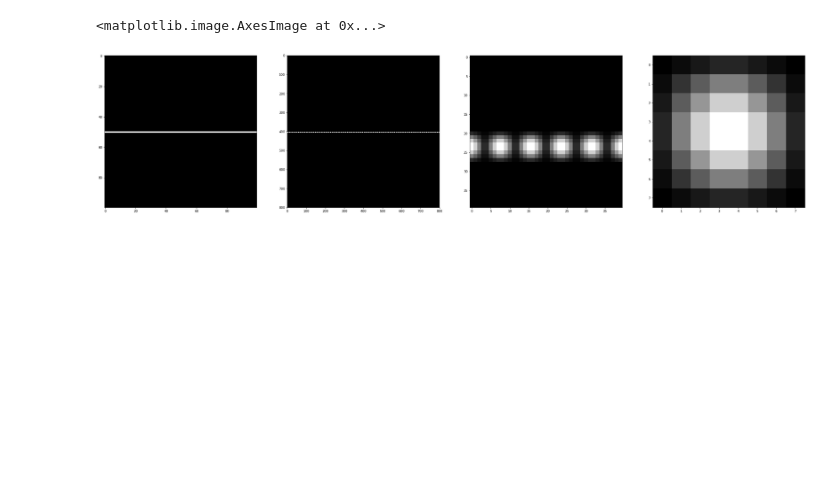
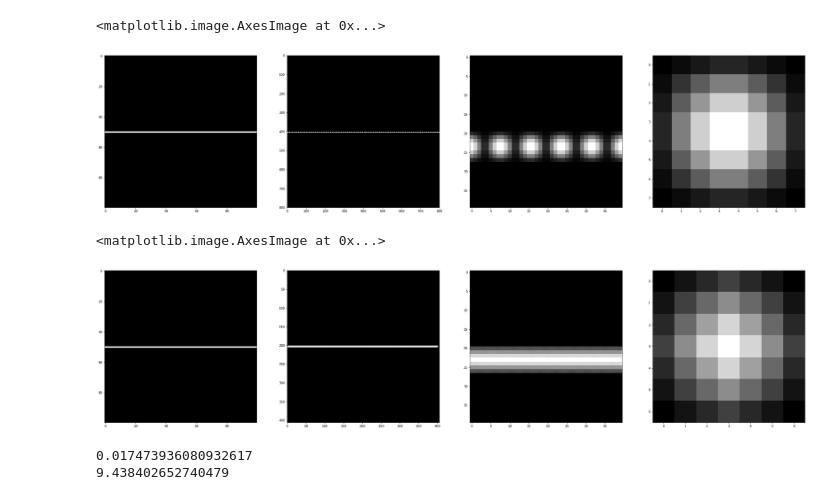
Before and after one commit to zeakey/experiments, a Jupyter notebook: notebooks/variational-upsample.ipynb, the cells around one changed output. Drawn from its saved outputs; the diff is of its cells as text; code cells hidden in the pictures; blank space fills up the shorter version.

```diff
--- a/notebooks/variational-upsample.ipynb
+++ b/notebooks/variational-upsample.ipynb
@@ -81,0 +140,21 @@ axes[3].imshow(upsample.conv1.bias.data.view(stride, stride).numpy(), cmap=cm.Gr
+# %%
+stride = 4
+dim = 3
+kernel_size = 2 * stride - 1
+
+upsample1 = Upsample1(stride=stride, dim=dim)
+feature = torch.zeros(2, dim, 100, 100)
+feature[:, :, 50, :] = 1
+#feature[:, :, 1, 2] = 1
+up = upsample1(feature)
+
+feature = feature[1,1]
+up = up[1,1]
+fig, axes = plt.subplots(1, 4, figsize=(40, 10))
+axes[0].imshow(feature.squeeze().detach().numpy(), cmap=cm.Greys_r)
+axes[1].imshow(up.squeeze().detach().numpy(), cmap=cm.Greys_r)
+axes[2].imshow(up.squeeze().detach().numpy()[50*stride-20:50*stride+20, 50*stride-20:50*stride+20], cmap=cm.Greys_r)
+axes[3].imshow(upsample1.conv1.bias.data.view(kernel_size, kernel_size).numpy(), cmap=cm.Greys_r)
+# %% [output]
+<matplotlib.image.AxesImage at 0x...>
+[figure, added]
@@ -81,0 +165,14 @@ axes[3].imshow(upsample.conv1.bias.data.view(stride, stride).numpy(), cmap=cm.Gr
+# %%
+import time
+tic = time.time()
+for i in range(10):
+    upsample(feature)
+print(time.time()-tic)
+
+tic = time.time()
+for i in range(10):
+    upsample1(feature)
+print(time.time()-tic)
+# %% [output]
+0.017473936080932617
+9.438402652740479
```
Also changed, not shown: parts of 3 cells of this notebook.
